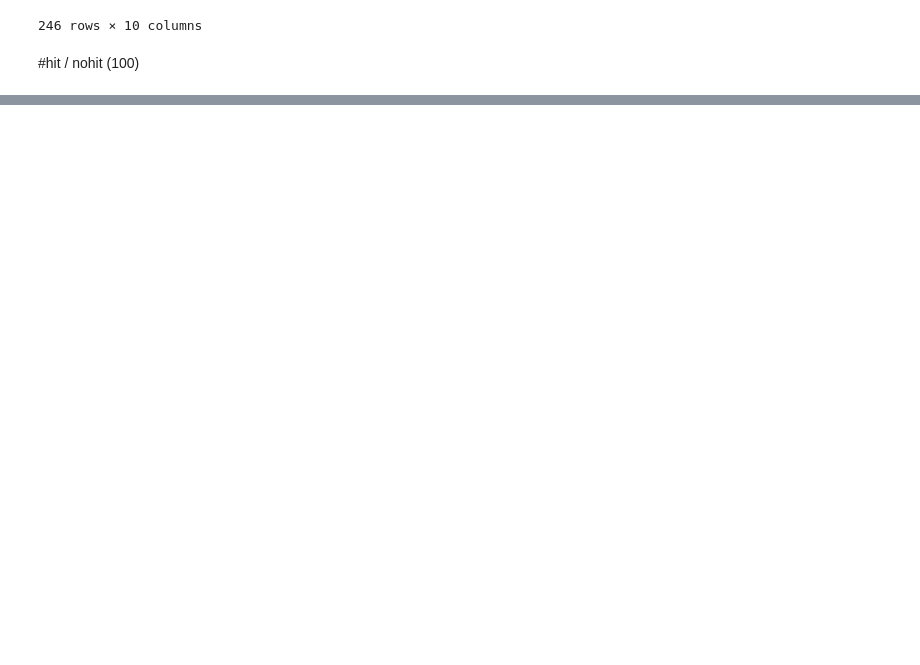
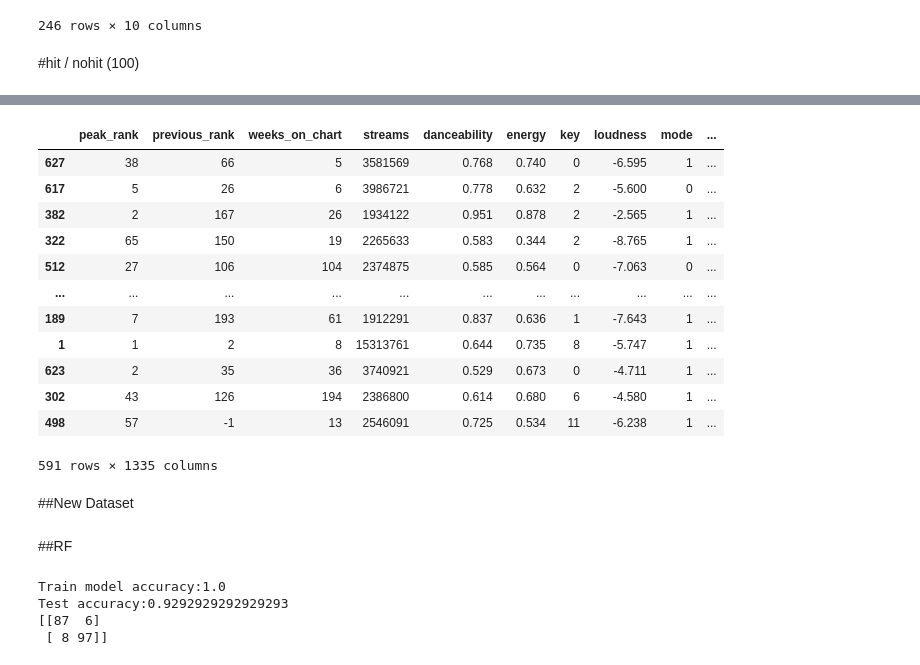
Before and after one commit to RikiyaT/Hit-Song-Prediction, a Jupyter notebook: evaluation.ipynb, the cells around one changed output, grey strips where cells are left out. Drawn from its saved outputs; the diff is of its cells as text; code cells hidden in the pictures; blank space fills up the shorter version.

```diff
--- a/evaluation.ipynb
+++ b/evaluation.ipynb
@@ -61,0 +62,24 @@ dataset
+# %%
+train_data = dataset.drop(['uri', 'rank', 'top100'], axis=1)
+test_data = dataset[['top100']]
+
+train_dummy = pd.get_dummies(train_data)
+test_dummy = pd.get_dummies(test_data)
+
+X_train, X_test, y_train, y_test = train_test_split(train_dummy, test_dummy)
+# %%
+X_train
+# %% [output]
+|  | peak_rank | previous_rank | weeks_on_chart | streams | danceability | energy | key | loudness | mode | ... |
+| 627 | 38 | 66 | 5 | 3581569 | 0.768 | 0.740 | 0 | -6.595 | 1 | ... |
+| 617 | 5 | 26 | 6 | 3986721 | 0.778 | 0.632 | 2 | -5.600 | 0 | ... |
+| 382 | 2 | 167 | 26 | 1934122 | 0.951 | 0.878 | 2 | -2.565 | 1 | ... |
+| 322 | 65 | 150 | 19 | 2265633 | 0.583 | 0.344 | 2 | -8.765 | 1 | ... |
+| 512 | 27 | 106 | 104 | 2374875 | 0.585 | 0.564 | 0 | -7.063 | 0 | ... |
+| ... | ... | ... | ... | ... | ... | ... | ... | ... | ... | ... |
+| 189 | 7 | 193 | 61 | 1912291 | 0.837 | 0.636 | 1 | -7.643 | 1 | ... |
+| 1 | 1 | 2 | 8 | 15313761 | 0.644 | 0.735 | 8 | -5.747 | 1 | ... |
+| 623 | 2 | 35 | 36 | 3740921 | 0.529 | 0.673 | 0 | -4.711 | 1 | ... |
+| 302 | 43 | 126 | 194 | 2386800 | 0.614 | 0.680 | 6 | -4.580 | 1 | ... |
+| 498 | 57 | -1 | 13 | 2546091 | 0.725 | 0.534 | 11 | -6.238 | 1 | ... |
+591 rows × 1335 columns
@@ -61,0 +96,23 @@ dataset
+# %% [markdown]
+##New Dataset
+# %% [markdown]
+##RF
+# %%
+forest = RandomForestClassifier(n_estimators=130, max_features=2, n_jobs=-1, random_state=0)
+forest.fit(X_train, y_train)
+
+y_pred = forest.predict(X_test)
+
+train_accu_rf = forest.score(X_train, y_train)
+print("Train model accuracy:{}".format(train_accu_rf))
+
+test_acc_rf = accuracy_score(y_test, y_pred)
+print("Test accuracy:{}".format(test_acc_rf))
+
+confusion = confusion_matrix(y_test, y_pred)
+print(confusion)
+# %% [output]
+Train model accuracy:1.0
+Test accuracy:0.9292929292929293
+[[87  6]
+ [ 8 97]]
```
Also changed, not shown: parts of 70 cells of this notebook.
